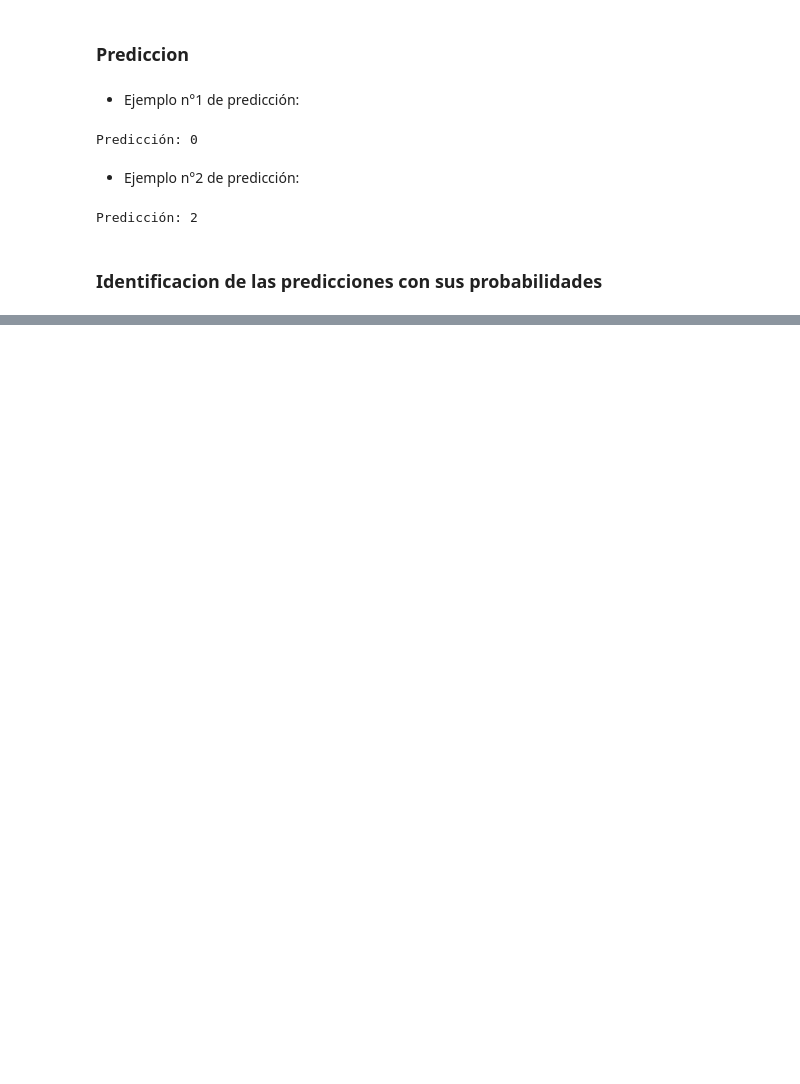
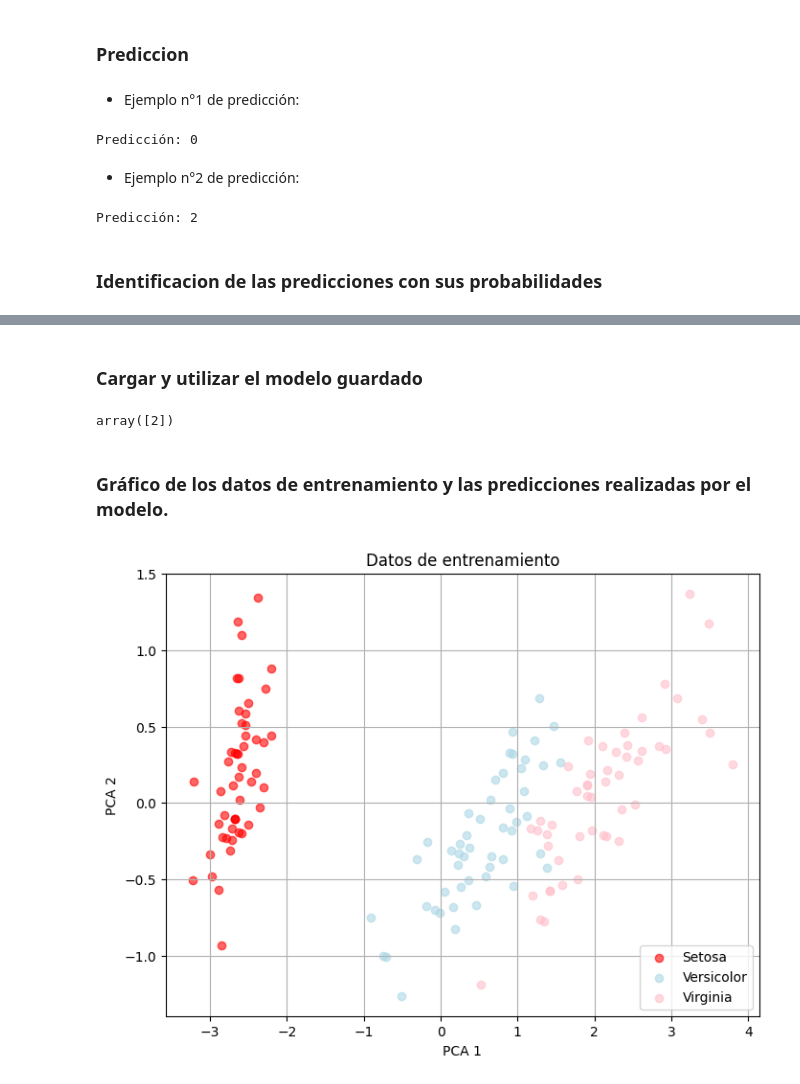
Before and after one commit to Fleitaselene-dev/tpl3_reg_logistica, a Jupyter notebook: main.ipynb, the cells around one changed output, grey strips where cells are left out. Drawn from its saved outputs; the diff is of its cells as text; code cells hidden in the pictures; blank space fills up the shorter version.

Commit message:
feat: Graficar datos de entrenamiento y prediccion

```diff
--- a/main.ipynb
+++ b/main.ipynb
@@ -124,0 +133,13 @@ Probabilidad de virginica: 0.00
+# %% [markdown]
+### Cargar y utilizar el modelo guardado
+# %%
+iris = joblib.load("Iris.pkl")
+iris.predict(Ejemplo2)
+# %% [output]
+array([2])
+# %% [markdown]
+### Gráfico de los datos de entrenamiento y las predicciones realizadas por el modelo.
+# %%
+from sklearn.decomposition import PCA
+pca = PCA(n_components=2)
+x_2d = pca.fit_transform(x)
@@ -124,0 +149,13 @@ Probabilidad de virginica: 0.00
+# %%
+plt.figure(figsize=(8,6))
+plt.scatter(x_2d[y == 0][:,0], x_2d[y ==0][:,1], color='red', label="Setosa", alpha=0.6)
+plt.scatter(x_2d[y == 1][:,0], x_2d[y ==1][:,1], color='lightblue', label="Versicolor", alpha=0.6)
+plt.scatter(x_2d[y == 2][:,0], x_2d[y ==2][:,1], color='pink', label="Virginia", alpha=0.6)
+plt.title("Datos de entrenamiento")
+plt.xlabel("PCA 1")
+plt.ylabel("PCA 2")
+plt.legend()
+plt.grid(True)
+plt.show()
+# %% [output]
+[figure, added]
```
Also changed, not shown: parts of 6 cells of this notebook, 1 other file.
